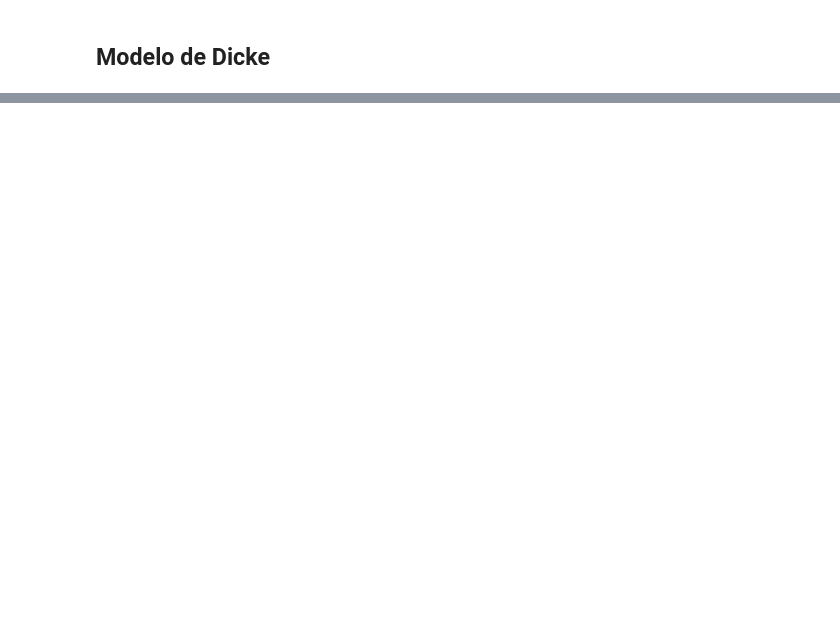
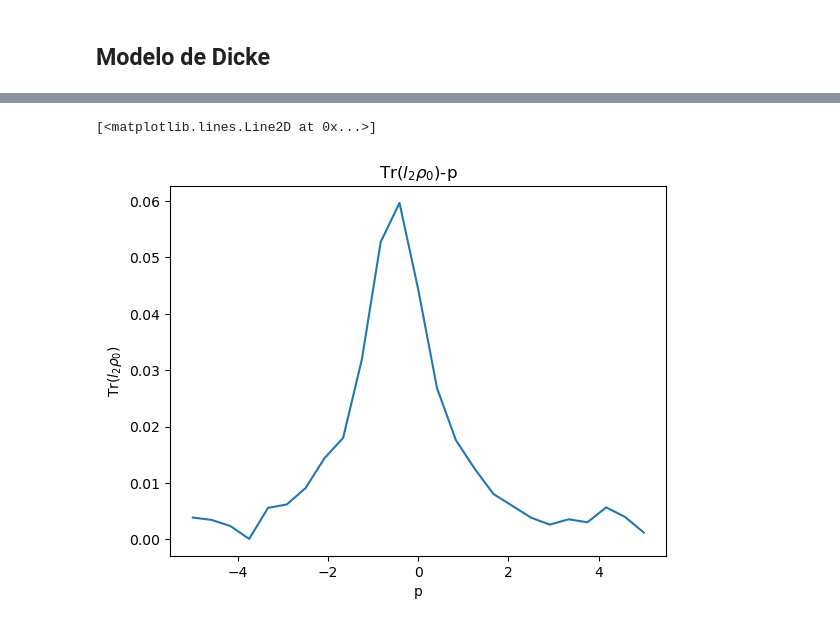
Before and after one commit to JJRomeroCruz/TFM, a Jupyter notebook: Mpemba_N_40.ipynb, the cells around one changed output, grey strips where cells are left out. Drawn from its saved outputs; the diff is of its cells as text; code cells hidden in the pictures; blank space fills up the shorter version.

```diff
--- a/Mpemba_N_40.ipynb
+++ b/Mpemba_N_40.ipynb
@@ -492,0 +658,36 @@ plt.show()
+# %%
+inicio = time.time()
+
+# Parámetros del sistema
+N = 40 # Número de átomos
+omega_a = 1 # Frecuencia de transición de los átomos
+omega = 1.0*omega_a  # Frecuencia del modo del campo electromagnético
+g = 1.0*omega_a  # Constante de acoplamiento átomo-modo
+#g = np.sqrt(16)*np.sqrt(omega_a)
+kappa = 1*omega_a
+params = [omega_a, omega, kappa, g]
+
+# Hamiltoniano del sistema
+H, J = dicke_bueno(N, params)
+
+L = q.liouvillian(H, [J])
+todoh = (L.dag()).eigenstates(sparse = True, sort = 'high', eigvals = N+3)
+
+vals = todoh[0]
+vects = todoh[1]
+
+l1 = q.Qobj(np.reshape(vects[1], (H.shape[0], H.shape[1])))
+# %%
+#p = 5.0
+vectorp = np.linspace(-5.0, 5-0, 25)
+res = []
+veces = 100
+for p in vectorp:
+    traza = 0.0
+    print(p)
+    for i in range(veces):
+        d, ini = densidad_p(N, 0.0-p, 1.0 + p)
+        traza += (l1*d).tr()
+    res.append(traza/veces)
+final = time.time()
+print(final-inicio)
@@ -492,0 +712,8 @@ plt.show()
+# %%
+plt.title(r'Tr($l_2$$\rho_0$)-p')
+plt.xlabel('p')
+plt.ylabel(r'Tr($l_2$$\rho_0$)')
+plt.plot(vectorp, res)
+# %% [output]
+[<matplotlib.lines.Line2D at 0x...>]
+[figure, added]
```
Also changed, not shown: parts of 11 cells of this notebook, 17 other files.
